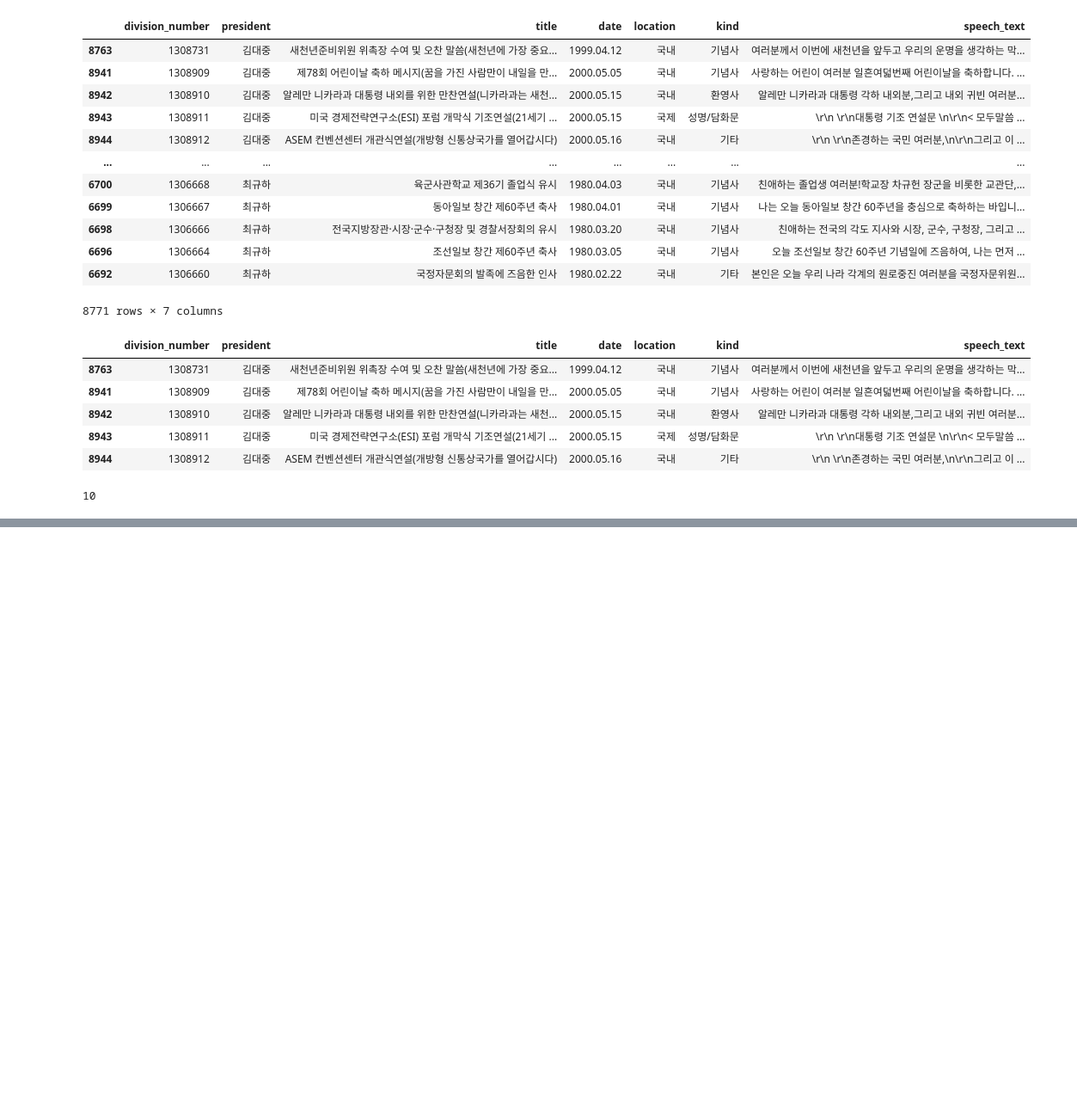
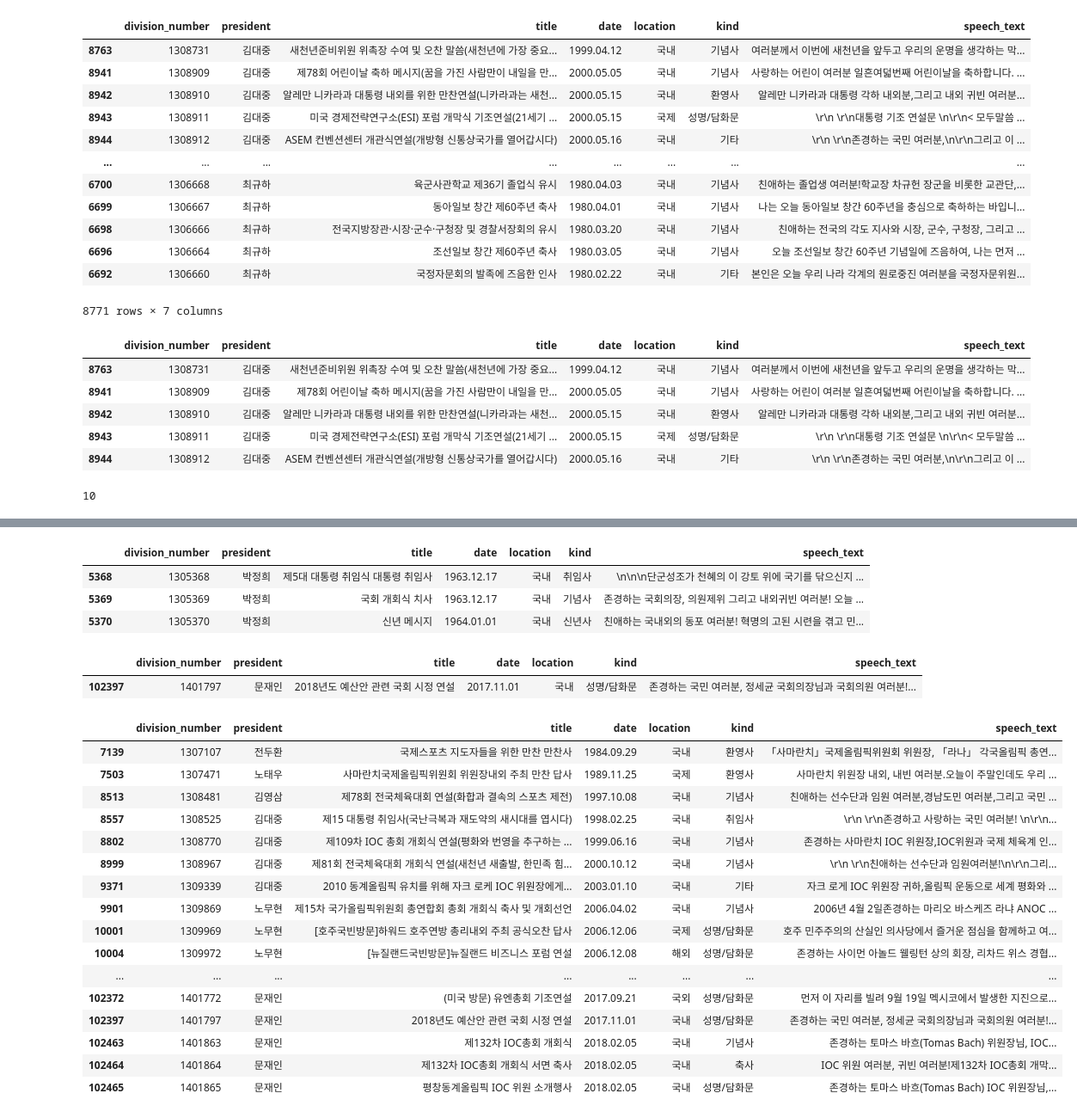
Before and after one commit to stundrg/kang-eda, a Jupyter notebook: notebook/Untitled.ipynb, the cells around one changed output, grey strips where cells are left out. Shown: that part at 86% size. Drawn from its saved outputs; the diff is of its cells as text; code cells hidden in the pictures; blank space fills up the shorter version.

```diff
--- a/notebook/Untitled.ipynb
+++ b/notebook/Untitled.ipynb
@@ -149,0 +216,7 @@ print(sum(t))
+# %%
+df[df['president'].isin(['노무현','박정희'])].head(3)
+# %% [output]
+|  | division_number | president | title | date | location | kind | speech_text |
+| 5368 | 1305368 | 박정희 | 제5대 대통령 취임식 대통령 취임사 | 1963.12.17 | 국내 | 취임사 | \n\n\n단군성조가 천혜의 이 강토 위에 국기를 닦으신지 ... |
+| 5369 | 1305369 | 박정희 | 국회 개회식 치사 | 1963.12.17 | 국내 | 기념사 | 존경하는 국회의장, 의원제위 그리고 내외귀빈 여러분! 오늘 ... |
+| 5370 | 1305370 | 박정희 | 신년 메시지 | 1964.01.01 | 국내 | 신년사 | 친애하는 국내외의 동포 여러분! 혁명의 고된 시련을 겪고 민... |
@@ -149,0 +225,25 @@ print(sum(t))
+# %%
+df[df['speech_text'].str.contains('ioc')]
+# %% [output]
+|  | division_number | president | title | date | location | kind | speech_text |
+| 102397 | 1401797 | 문재인 | 2018년도 예산안 관련 국회 시정 연설 | 2017.11.01 | 국내 | 성명/담화문 | 존경하는 국민 여러분, 정세균 국회의장님과 국회의원 여러분!... |
+# %%
+df[df['speech_text'].str.contains('ioc',case=False)]
+# %% [output]
+|  | division_number | president | title | date | location | kind | speech_text |
+| 7139 | 1307107 | 전두환 | 국제스포츠 지도자들을 위한 만찬 만찬사 | 1984.09.29 | 국내 | 환영사 | 「사마란치」국제올림픽위원회 위원장, 「라나」 각국올림픽 총연... |
+| 7503 | 1307471 | 노태우 | 사마란치국제올림픽위원회 위원장내외 주최 만찬 답사 | 1989.11.25 | 국제 | 환영사 | 사마란치 위원장 내외, 내빈 여러분.오늘이 주말인데도 우리 ... |
+| 8513 | 1308481 | 김영삼 | 제78회 전국체육대회 연설(화합과 결속의 스포츠 제전) | 1997.10.08 | 국내 | 기념사 | 친애하는 선수단과 임원 여러분,경남도민 여러분,그리고 국민 ... |
+| 8557 | 1308525 | 김대중 | 제15 대통령 취임사(국난극복과 재도약의 새시대를 엽시다) | 1998.02.25 | 국내 | 취임사 | \r\n \r\n존경하고 사랑하는 국민 여러분! \n\r\n... |
+| 8802 | 1308770 | 김대중 | 제109차 IOC 총회 개회식 연설(평화와 번영을 추구하는 ... | 1999.06.16 | 국내 | 기념사 | 존경하는 사마란치 IOC 위원장,IOC위원과 국제 체육계 인... |
+| 8999 | 1308967 | 김대중 | 제81회 전국체육대회 개회식 연설(새천년 새출발, 한민족 힘... | 2000.10.12 | 국내 | 기념사 | \r\n \r\n친애하는 선수단과 임원여러분!\n\r\n그리... |
+| 9371 | 1309339 | 김대중 | 2010 동계올림픽 유치를 위해 자크 로케 IOC 위원장에게... | 2003.01.10 | 국내 | 기타 | 자크 로게 IOC 위원장 귀하,올림픽 운동으로 세계 평화와 ... |
+| 9901 | 1309869 | 노무현 | 제15차 국가올림픽위원회 총연합회 총회 개회식 축사 및 개회선언 | 2006.04.02 | 국내 | 기념사 | 2006년 4월 2일존경하는 마리오 바스케즈 라냐 ANOC ... |
+| 10001 | 1309969 | 노무현 | [호주국빈방문]하워드 호주연방 총리내외 주최 공식오찬 답사 | 2006.12.06 | 국제 | 성명/담화문 | 호주 민주주의의 산실인 의사당에서 즐거운 점심을 함께하고 여... |
+| 10004 | 1309972 | 노무현 | [뉴질랜드국빈방문]뉴질랜드 비즈니스 포럼 연설 | 2006.12.08 | 해외 | 성명/담화문 | 존경하는 사이먼 아놀드 웰링턴 상의 회장, 리차드 위스 경협... |
+| ... | ... | ... | ... | ... | ... | ... | ... |
+| 102372 | 1401772 | 문재인 | (미국 방문) 유엔총회 기조연설 | 2017.09.21 | 국외 | 성명/담화문 | 먼저 이 자리를 빌려 9월 19일 멕시코에서 발생한 지진으로... |
+| 102397 | 1401797 | 문재인 | 2018년도 예산안 관련 국회 시정 연설 | 2017.11.01 | 국내 | 성명/담화문 | 존경하는 국민 여러분, 정세균 국회의장님과 국회의원 여러분!... |
+| 102463 | 1401863 | 문재인 | 제132차 IOC총회 개회식 | 2018.02.05 | 국내 | 기념사 | 존경하는 토마스 바흐(Tomas Bach) 위원장님, IOC... |
+| 102464 | 1401864 | 문재인 | 제132차 IOC총회 개회식 서면 축사 | 2018.02.05 | 국내 | 축사 | IOC 위원 여러분, 귀빈 여러분!제132차 IOC총회 개막... |
+| 102465 | 1401865 | 문재인 | 평창동계올림픽 IOC 위원 소개행사 | 2018.02.05 | 국내 | 성명/담화문 | 존경하는 토마스 바흐(Tomas Bach) IOC 위원장님,... |
```
Also changed, not shown: parts of 16 cells of this notebook.
